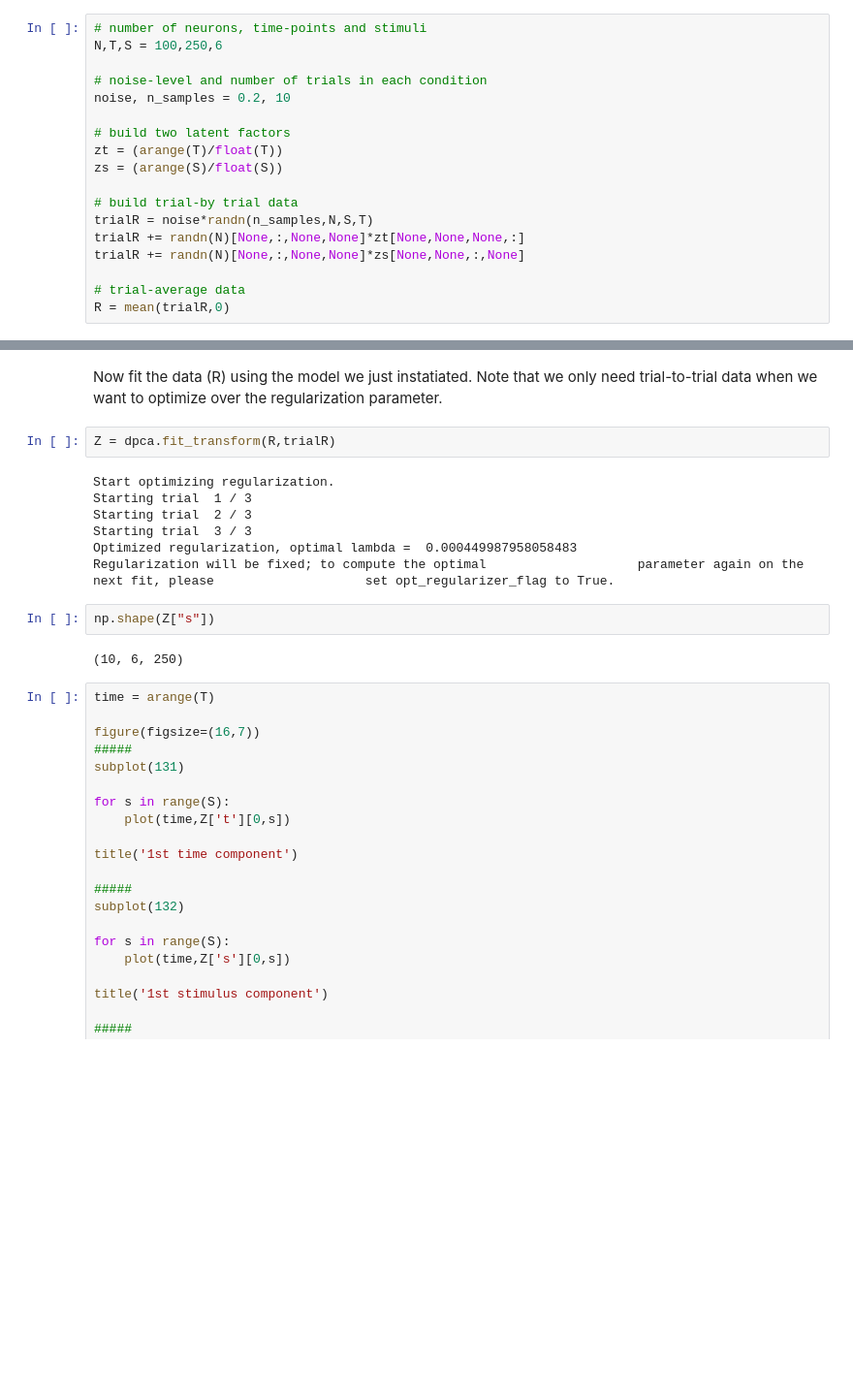
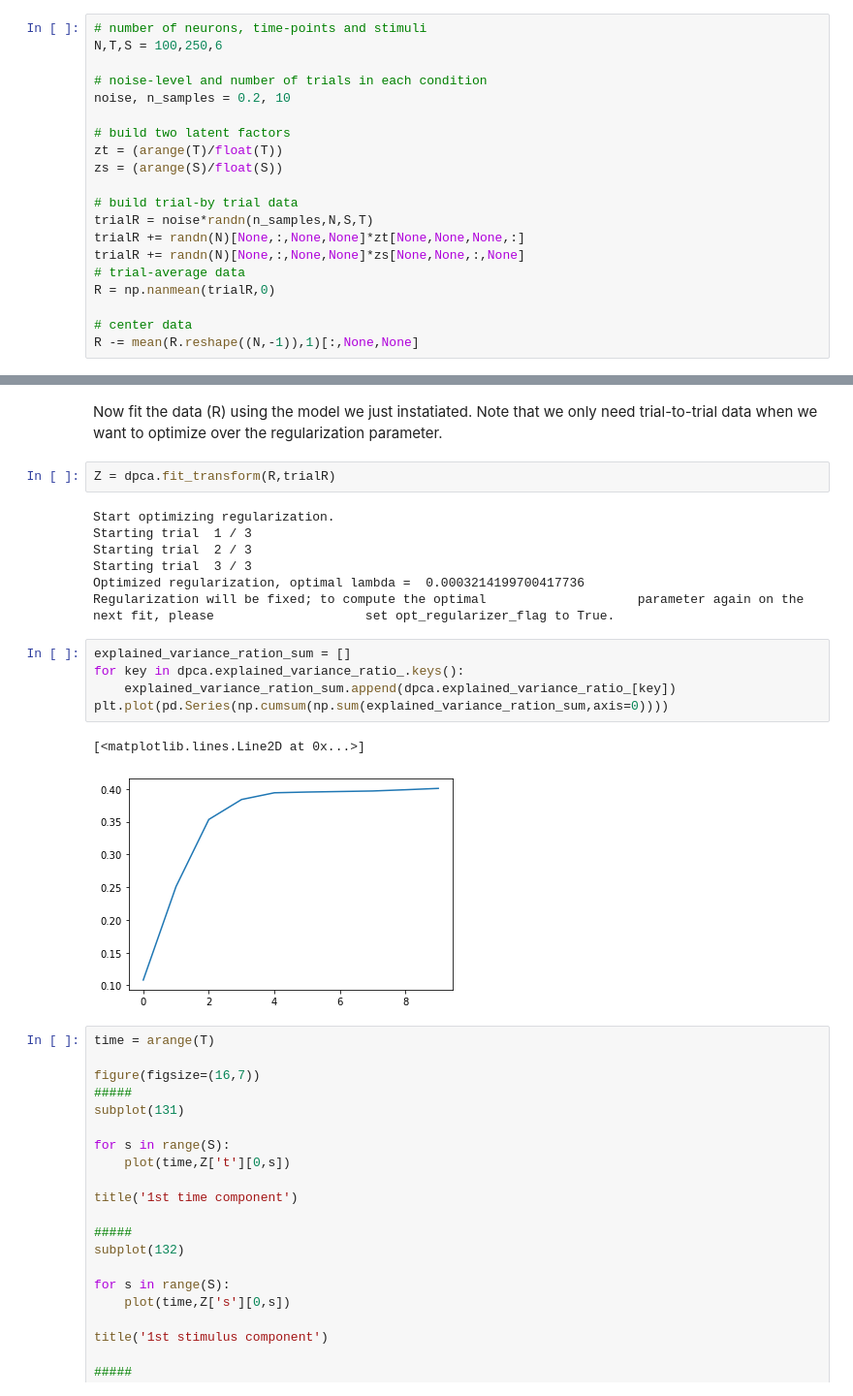
Before and after one commit to SabriQ/g_mylab, a Jupyter notebook: developing/dPCA-master/python/dPCA_demo.ipynb, the cells around one changed output, grey strips where cells are left out. Shown at 97% size. Saved outputs shown, nothing was run; the diff lists cells and outputs as text; blank space fills up the shorter version.

```diff
--- a/developing/dPCA-master/python/dPCA_demo.ipynb
+++ b/developing/dPCA-master/python/dPCA_demo.ipynb
@@ -22,6 +23,8 @@ zs = (arange(S)/float(S))
 trialR = noise*randn(n_samples,N,S,T)
 trialR += randn(N)[None,:,None,None]*zt[None,None,None,:]
 trialR += randn(N)[None,:,None,None]*zs[None,None,:,None]
+# trial-average data
+R = np.nanmean(trialR,0)
 
-# trial-average data
-R = mean(trialR,0)
+# center data
+R -= mean(R.reshape((N,-1)),1)[:,None,None]
@@ -58,12 +54,16 @@ Start optimizing regularization.
 Starting trial  1 / 3
 Starting trial  2 / 3
 Starting trial  3 / 3
-Optimized regularization, optimal lambda =  0.000449987958058483
+Optimized regularization, optimal lambda =  0.0003214199700417736
 Regularization will be fixed; to compute the optimal                    parameter again on the next fit, please                    set opt_regularizer_flag to True.
-# %%
-np.shape(Z["s"])
-# %% [output]
-(10, 6, 250)
+# %%
+explained_variance_ration_sum = []
+for key in dpca.explained_variance_ratio_.keys():
+    explained_variance_ration_sum.append(dpca.explained_variance_ratio_[key])
+plt.plot(pd.Series(np.cumsum(np.sum(explained_variance_ration_sum,axis=0))))
+# %% [output]
+[<matplotlib.lines.Line2D at 0x...>]
+[figure, added]
 # %%
 time = arange(T)
 
```
Also changed, not shown: parts of 8 cells of this notebook, 4 other files.
